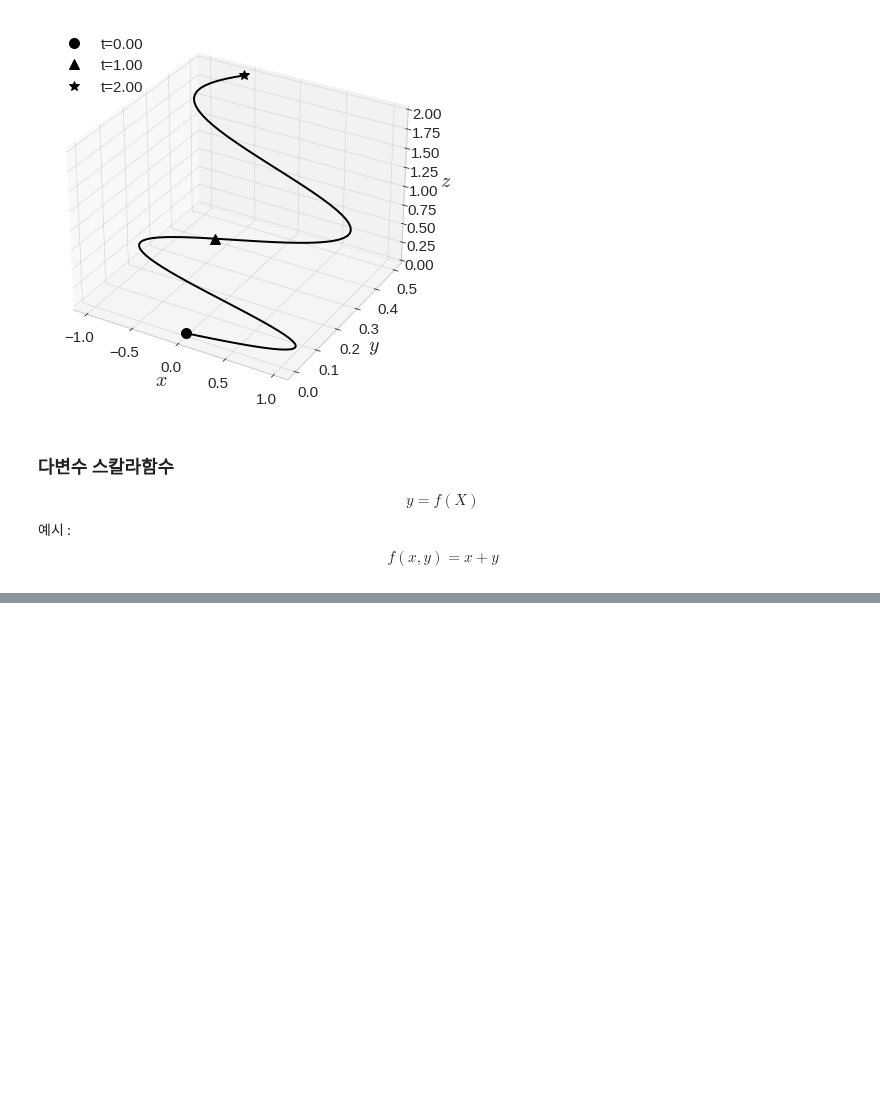
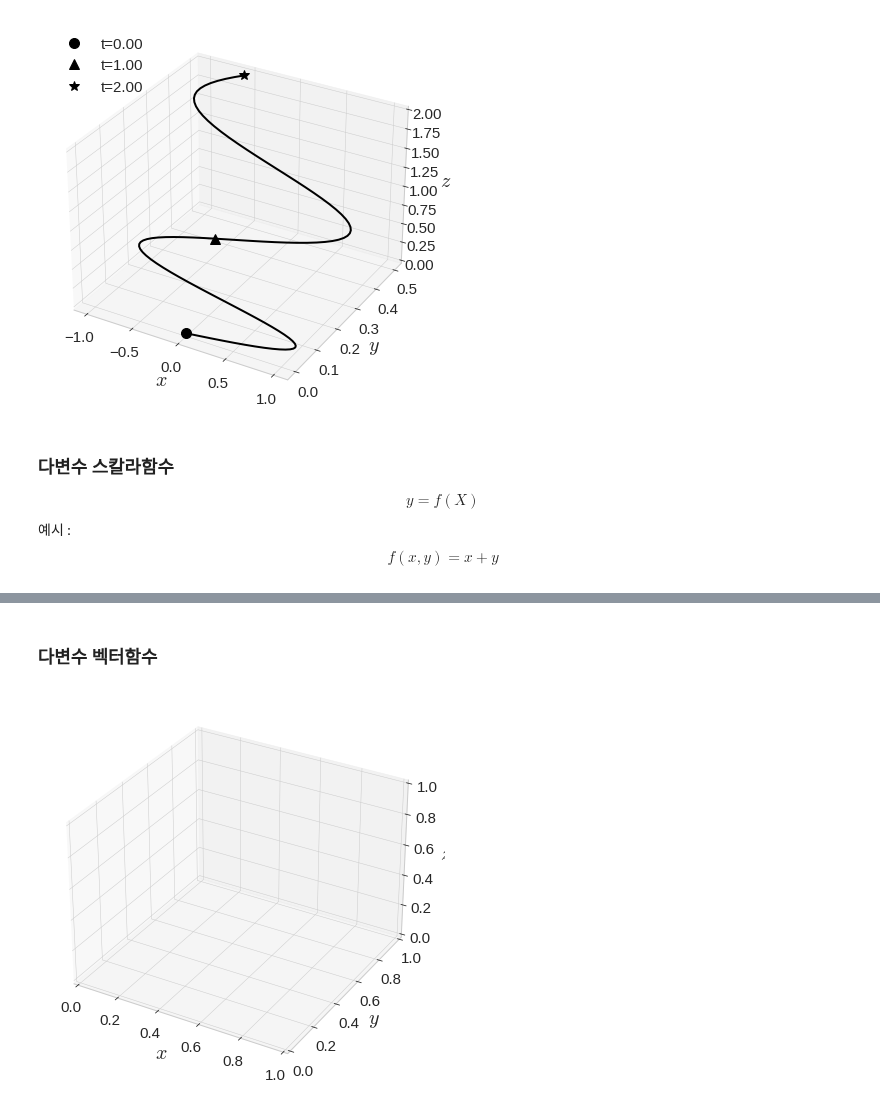
Before and after one commit to chw8207/math_basic, a Jupyter notebook: 다변수&벡터함수.ipynb, the cells around one changed output, grey strips where cells are left out. Saved outputs shown, nothing was run; the diff lists cells and outputs as text; code cells hidden in the pictures; blank space fills up the shorter version.

```diff
--- a/다변수&벡터함수.ipynb
+++ b/다변수&벡터함수.ipynb
@@ -81,0 +113,19 @@ plt.show()
+# %% [markdown]
+### 다변수 벡터함수
+# %%
+import numpy as np
+import matplotlib.pyplot as plt
+from mpl_toolkits import mplot3d
+
+fig = plt.figure(figsize=(7,7))
+ax = plt.axes(projection='3d')
+ax.xaxis.set_tick_params(labelsize=15)
+ax.yaxis.set_tick_params(labelsize=15)
+ax.zaxis.set_tick_params(labelsize=15)
+ax.set_xlabel(r'$x$', fontsize=20)
+ax.set_ylabel(r'$y$', fontsize=20)
+ax.set_zlabel(r'$z$', fontsize=20)
+
+plt.show()
+# %% [output]
+[figure, added]
```
Also changed, not shown: parts of 2 cells of this notebook.
